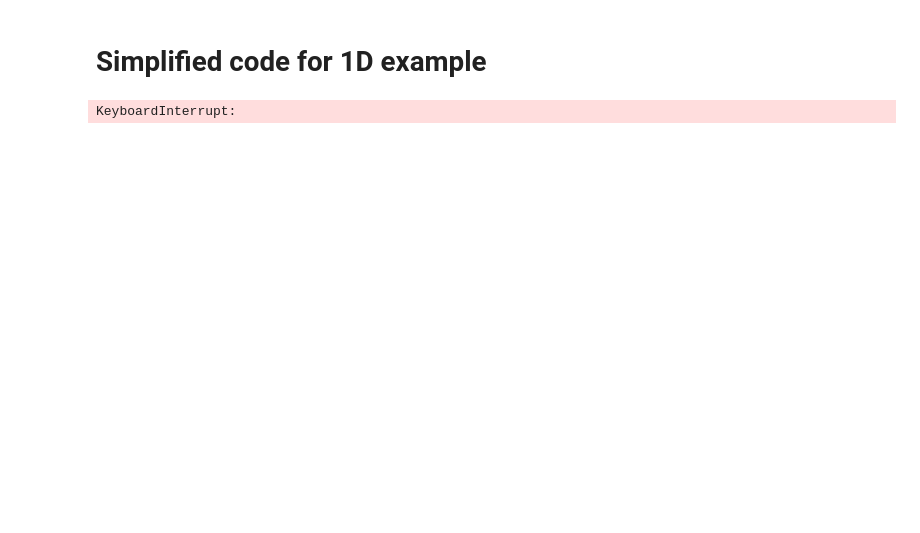
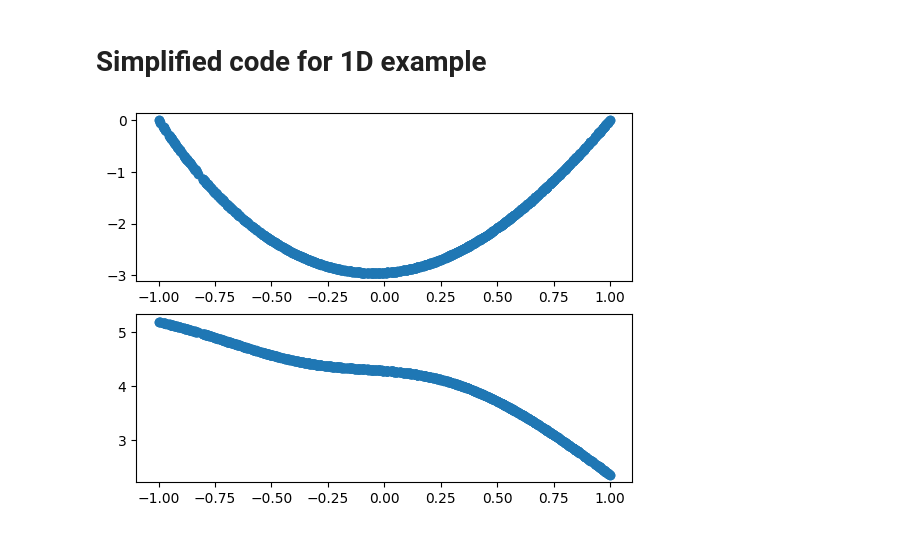
Before and after one commit to pxyWaterMoon/QPDE, a Jupyter notebook: Q_PDE_1D.ipynb, the cells around one changed output. Saved outputs shown, nothing was run; the diff lists cells and outputs as text; code cells hidden in the pictures; blank space fills up the shorter version.

```diff
--- a/Q_PDE_1D.ipynb
+++ b/Q_PDE_1D.ipynb
@@ -38,10 +38,11 @@ class PDEQnet(nn.Module):
 
   def forward(self, x):
     x = self.wb(x)
-    #x = torch.sigmoid(x)
-    x = 1/(1+torch.pow(x,2))
-    x = self.wb2(x)
-    x = 1/(1+torch.pow(x,2))
+    x = torch.sigmoid(x)
+    # x = 1/(1+torch.pow(x,2))
+    # x = self.wb2(x)
+    # x = torch.sigmoid(x)
+    # x = 1/(1+torch.pow(x,2))
     x = self.c(x)
     return x
 
@@ -54,7 +55,7 @@ class PDEQnet(nn.Module):
 # %%
 # Parameters
 dim = 1
-gamma = 0.2
+gamma = 0.1
 
 #d = [1 for i in range(dim)]
 
@@ -62,7 +63,8 @@ gamma = 0.2
 N = 2**6
 beta = 0.5+0.01
 # Learning rate
-initial_lr = 0.02 #* N**(2*beta-1)
+# initial_lr = 0.02 #* N**(2*beta-1)
+initial_lr = 0.5
 
 # Auxiliary functions
 def eta(grid):
@@ -72,8 +74,8 @@ def eta(grid):
 
 
 # Monte Carlo
-Nmc_max = 5000
-Nmc_min = 500
+Nmc_max = 2000
+Nmc_min = 1000
 Nbasepoints = int(1e7)
 # Default type
 # %%
@@ -98,14 +100,15 @@ source = torch.rand(size=(Nbasepoints,1))*2-1
 #Training algorithm, main
 
 # Num of epoch
-Num_epo = 30000
+Num_epo = 60000
 
 # Loss level
 loss_list = []
 
 # Optmizer, scheduler
-Qoptimizer = optim.RMSprop(qnet.parameters(), lr = initial_lr, alpha = 0.99, eps = 1e-08)
-Qscheduler = LambdaLR(Qoptimizer, lr_lambda= lambda epoch: initial_lr/(1+(epoch//1000)))
+# Qoptimizer = optim.RMSprop(qnet.parameters(), lr = initial_lr, alpha = 0.99, eps = 1e-08)
+Qoptimizer = optim.Adam(qnet.parameters(), lr = initial_lr)
+Qscheduler = LambdaLR(Qoptimizer, lr_lambda= lambda epoch: initial_lr/(1+(epoch//200)))
 
 fig, axs = plt.subplots(2,1)
 
@@ -126,34 +129,34 @@ for count in trange(Num_epo):
   v_r =  torch.reshape(v, (-1,))
   # Compute partial derivatives and the Laplacian
   dv_dx = torch.autograd.grad(v, grid, grad_outputs = torch.ones(grid.size()), create_graph = True)[0]
   d2v_dx2 = torch.autograd.grad(dv_dx, grid, grad_outputs = torch.ones(grid.size()), create_graph = True)[0]
   dv_dx = torch.reshape(dv_dx, (-1,))
   d2v_dx2 = torch.reshape(d2v_dx2, (-1,))
 
   #evaluate PDE operator
   lq = 1 - gamma*v_r + 0.5* d2v_dx2
   LQ = lq.clone().detach()
 
   # Q-learning
   loss_to_min =-1* torch.dot(LQ, v_r)
   #with torch.cuda.stream(s):
   Qoptimizer.zero_grad()
   loss_to_min.backward()
   Qoptimizer.step()
   Qscheduler.step()
 
   loss = float(torch.dot(LQ, LQ))
   loss/= Nmc
   loss_list.append(loss)
 
   if count%20 == 0:
     axs[0].clear()
     axs[1].clear()
     axs[0].scatter(grid.detach().cpu(),v_r.detach().cpu())
     axs[1].scatter(grid.detach().cpu(), LQ.detach().cpu())
     plt.pause(0.01)
 # %% [output]
-KeyboardInterrupt:
+[figure, added]
 # %%
 #model_save_name = 'BM, 6d, 30k epochs.pkl'
 #path = F"/content/{model_save_name}"
```
Also changed, not shown: parts of 8 cells of this notebook, 2 other files.
